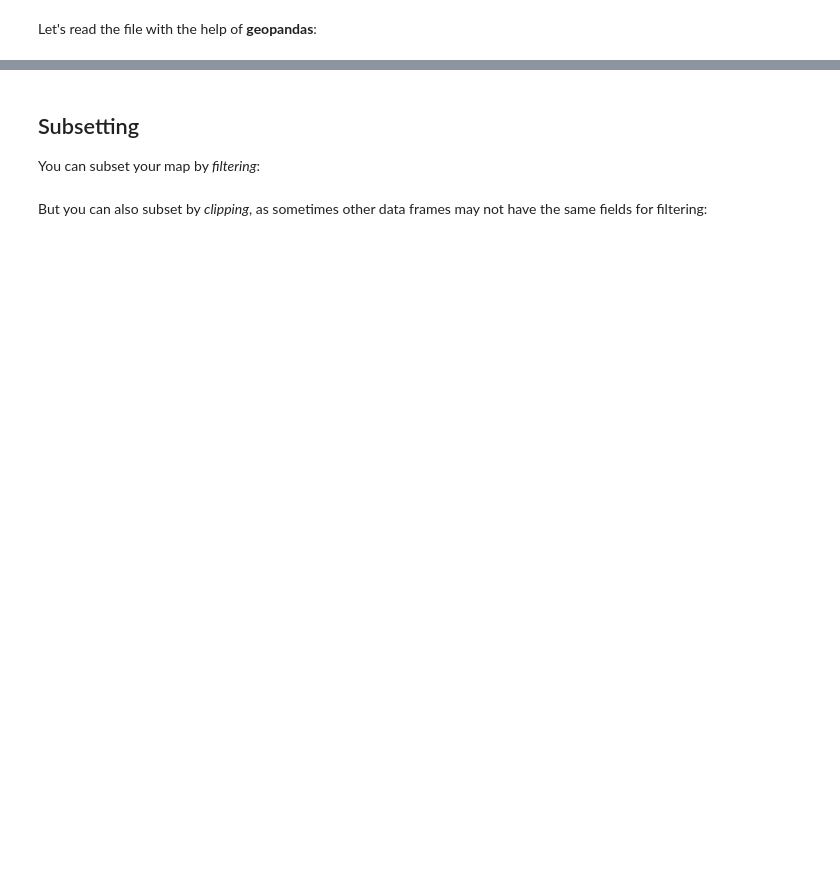
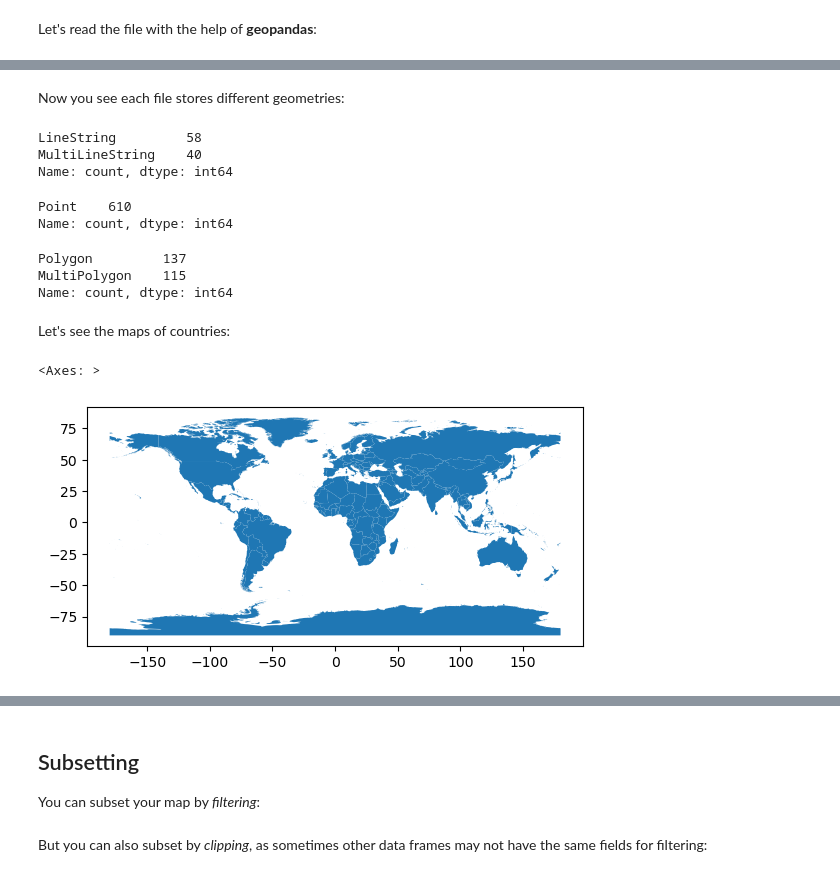
Before and after one commit to PythonVersusR/DataStructures_spatial, a Jupyter notebook: Geometries.ipynb, the cells around one changed output, grey strips where cells are left out. Cells and saved outputs as stored; diff of their text form; code cells hidden in the pictures; blank space fills up the shorter version.

```diff
--- a/Geometries.ipynb
+++ b/Geometries.ipynb
@@ -35,5 +33,5 @@ There, you see that this **one map** requires **several files**. That is the nat
 Let me get the _raw_ link to each map from GitHub:
 # %%
 linkGit_shape="https://github.com/PythonVersusR/DataStructures_spatial/raw/main/maps/World_Countries/World_Countries.shp"
-linkGit_json="https://github.com/PythonVersusR/DataStructures_spatial/raw/main/maps/World_Cities.json"
-linkGit_zip="https://github.com/PythonVersusR/DataStructures_spatial/blob/824d73972f2db9fcb3bd4b4e147fb37546f55951/maps/World_Countries.zip"
+linkGit_json="https://github.com/PythonVersusR/DataStructures_spatial/raw/main/maps/World_Countries.json"
+linkGit_zip="https://github.com/PythonVersusR/DataStructures_spatial/raw/main/maps/World_Countries.zip"
@@ -182,0 +139,26 @@ cities.plot(marker='.', color='red', markersize=1,alpha=0.7,
+# %% [markdown]
+Now you see each file stores different geometries:
+# %%
+riversJson.geom_type.value_counts()
+# %% [output]
+LineString         58
+MultiLineString    40
+Name: count, dtype: int64
+# %%
+citiesJson.geom_type.value_counts()
+# %% [output]
+Point    610
+Name: count, dtype: int64
+# %%
+countriesJson.geom_type.value_counts()
+# %% [output]
+Polygon         137
+MultiPolygon    115
+Name: count, dtype: int64
+# %% [markdown]
+Let's see the maps of countries:
+# %%
+countriesJson.plot() #thickness of lines
+# %% [output]
+<Axes: >
+[figure, added]
```
Also changed, not shown: parts of 171 cells of this notebook, 3 other files.
